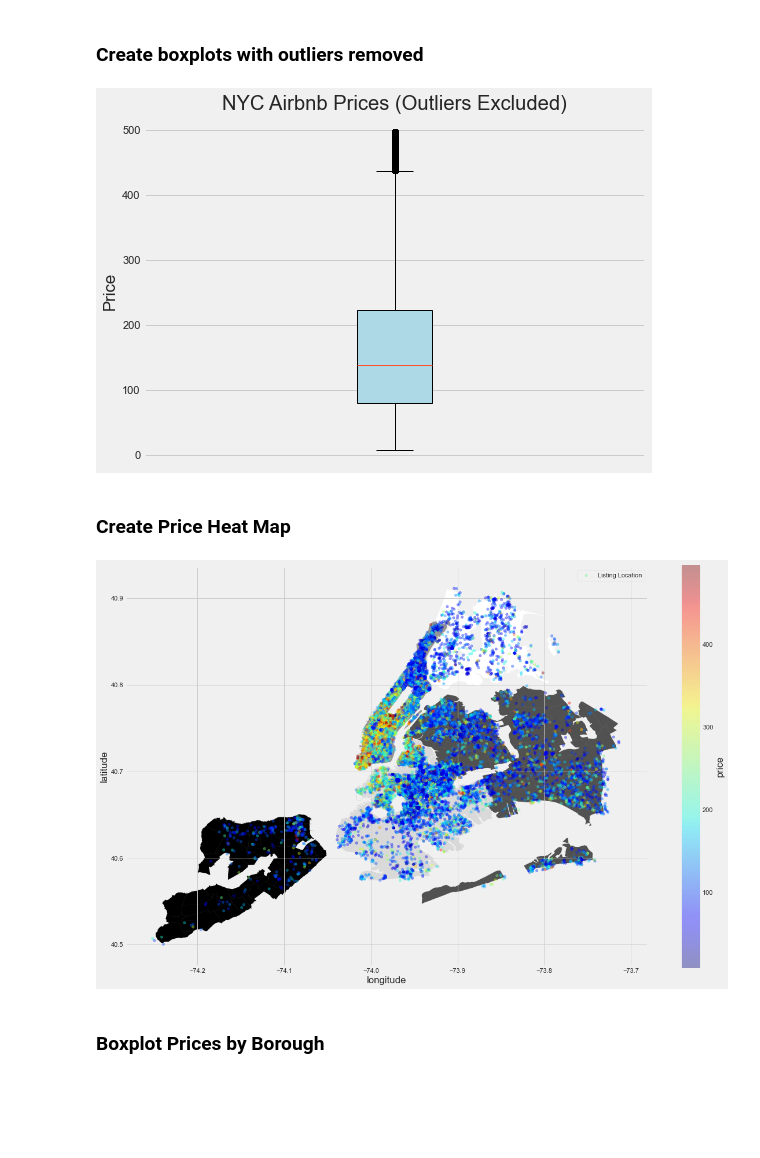
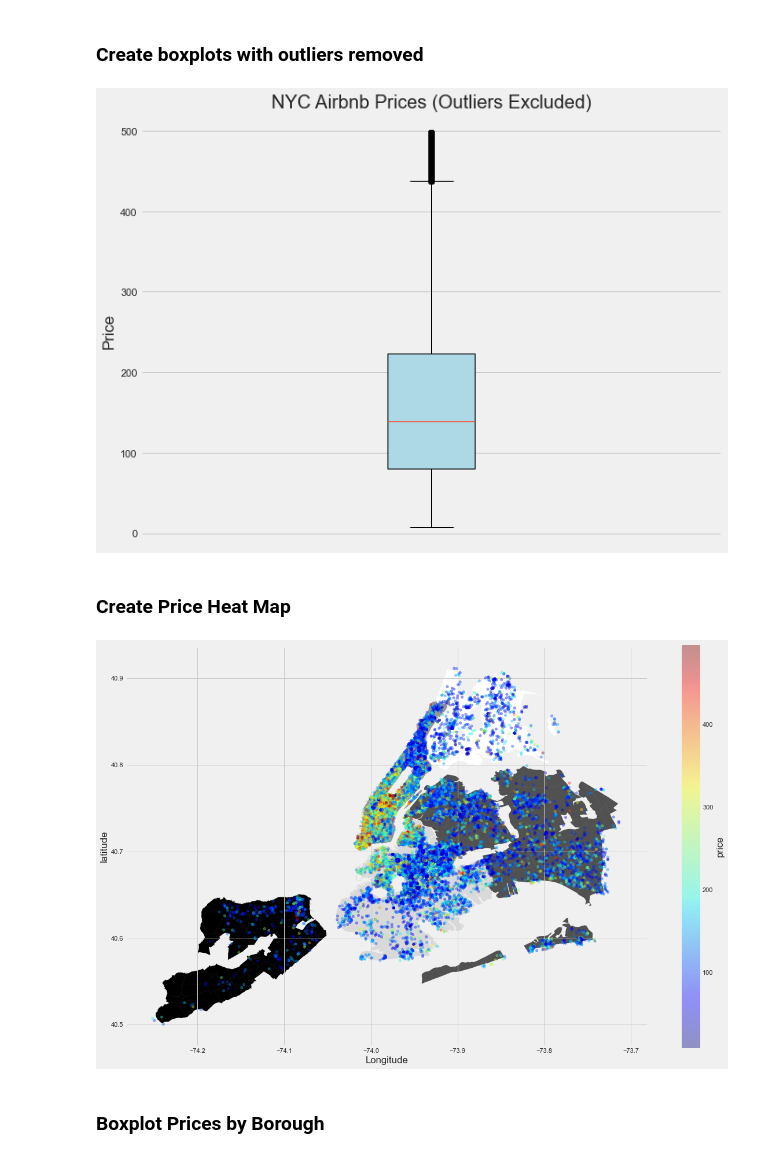
Before and after one commit to admacpherson/NYC-Airbnb-Data-Exploration, a Jupyter notebook: Airbnb NYC.ipynb, the cells around one changed output. Saved outputs shown, nothing was run; the diff lists cells and outputs as text; code cells hidden in the pictures; blank space fills up the shorter version.

```diff
--- a/Airbnb NYC.ipynb
+++ b/Airbnb NYC.ipynb
@@ -210,18 +212,18 @@ Total data points: 22741
 <h3>Create boxplots with outliers removed</h3>
 # %%
 # Create updated boxplot
-plt.figure(figsize=(8, 6))
+plt.figure(figsize=(10, 8))
 plt.boxplot(filtered_prices, vert=True, patch_artist=True, boxprops=dict(facecolor='lightblue'))
 
 # Labels and title
 plt.title('NYC Airbnb Prices (Outliers Excluded)')
 plt.ylabel('Price')
 plt.xticks([])
 
 # Show the plot
 plt.show()
 # %% [output]
-[figure, old version]
+[figure, new version]
 # %% [markdown]
 <h3>Create Price Heat Map</h3>
 # %%
@@ -233,12 +235,13 @@ plt.figure(figsize=(18,12))
 sg_map = plt.imread('nyc_neighbourhoods_map_bw.png')
 plt.imshow(sg_map,zorder=0,extent=BBox)
 ax = plt.gca()
-filtered_listings.plot(kind='scatter',x='longitude',y='latitude',label='Listing Location', c='price', ax=ax, cmap=plt.get_cmap('jet'), colorbar=True, alpha=0.4, zorder=5)
+filtered_listings.plot(kind='scatter',x='longitude',y='latitude',label='Listing Location', c='price', ax=ax, cmap=plt.get_cmap('jet'), colorbar=True, alpha=0.4, zorder=5, legend=False)
 
 plt.title("")
+plt.xlabel("Longitude")
 plt.show()
 # %% [output]
-[figure, old version]
+[figure, new version]
 # %% [markdown]
 <h3>Boxplot Prices by Borough</h3>
 # %%
```
Also changed, not shown: parts of 3 cells of this notebook.
